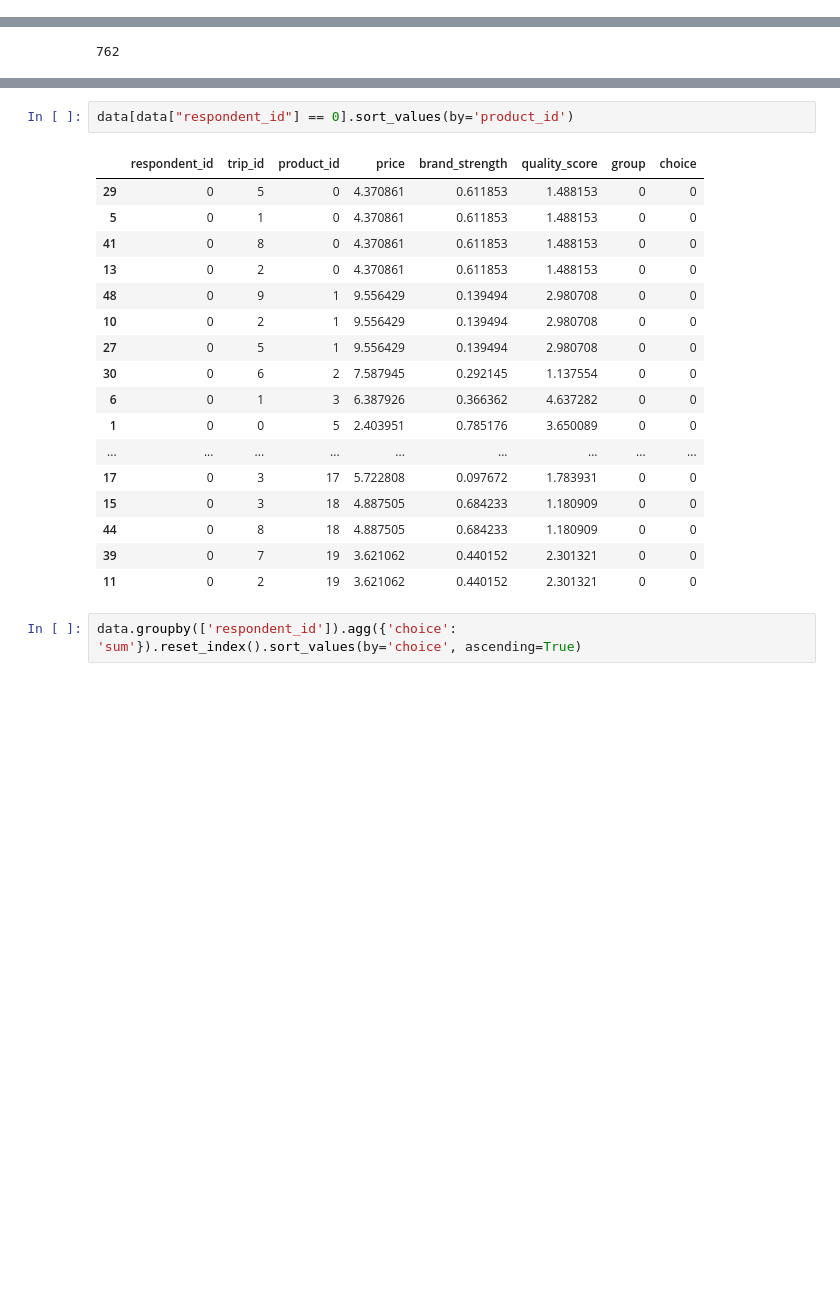
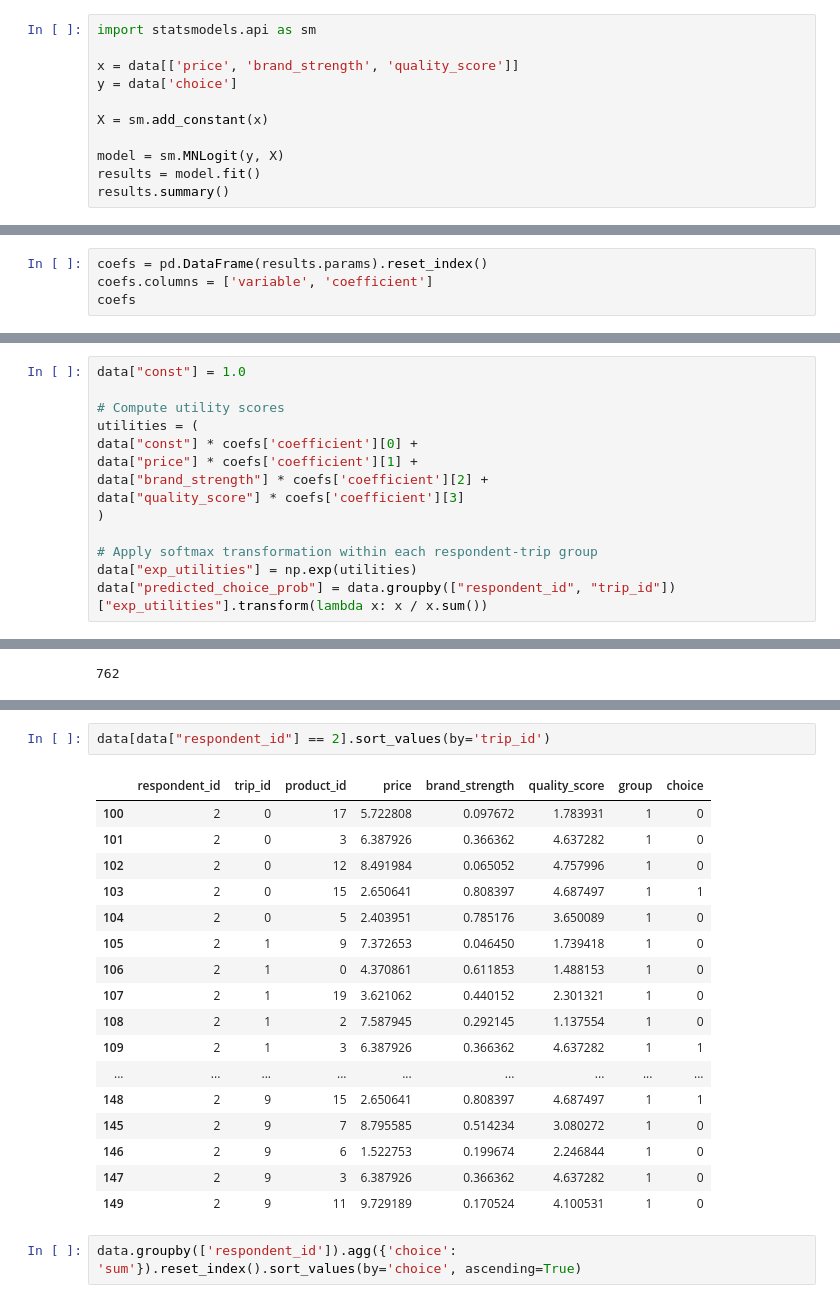
Before and after one commit to DavidGuzzi/Python-Projects, a Jupyter notebook: astrea/quiz.ipynb, the cells around one changed output, grey strips where cells are left out. Saved outputs shown, nothing was run; the diff lists cells and outputs as text; blank space fills up the shorter version.

```diff
--- a/astrea/quiz.ipynb
+++ b/astrea/quiz.ipynb
@@ -23,3 +23,14 @@ data.head()
 | 2 | 0 | 0 | 7 | 8.795585 | 0.514234 | 3.080272 | 0 | 0 |
 | 3 | 0 | 0 | 10 | 1.185260 | 0.607545 | 4.878339 | 0 | 1 |
 | 4 | 0 | 0 | 12 | 8.491984 | 0.065052 | 4.757996 | 0 | 0 |
+# %%
+import statsmodels.api as sm
+
+x = data[['price', 'brand_strength', 'quality_score']]
+y = data['choice']
+
+X = sm.add_constant(x)
+
+model = sm.MNLogit(y, X)
+results = model.fit()
+results.summary()
@@ -25,0 +54,4 @@ data.head()
+# %%
+coefs = pd.DataFrame(results.params).reset_index()
+coefs.columns = ['variable', 'coefficient']
+coefs
@@ -25,0 +68,14 @@ data.head()
+# %%
+data["const"] = 1.0
+
+# Compute utility scores
+utilities = (
+data["const"] * coefs['coefficient'][0] +
+data["price"] * coefs['coefficient'][1] +
+data["brand_strength"] * coefs['coefficient'][2] +
+data["quality_score"] * coefs['coefficient'][3]
+)
+
+# Apply softmax transformation within each respondent-trip group
+data["exp_utilities"] = np.exp(utilities)
+data["predicted_choice_prob"] = data.groupby(["respondent_id", "trip_id"])["exp_utilities"].transform(lambda x: x / x.sum())
@@ -108,23 +236,23 @@ data[data["group"] == 1]['respondent_id'].nunique()
 # %%
-data[data["respondent_id"] == 0].sort_values(by='product_id')
+data[data["respondent_id"] == 2].sort_values(by='trip_id')
 # %% [output]
 |  | respondent_id | trip_id | product_id | price | brand_strength | quality_score | group | choice |
-| 29 | 0 | 5 | 0 | 4.370861 | 0.611853 | 1.488153 | 0 | 0 |
-| 5 | 0 | 1 | 0 | 4.370861 | 0.611853 | 1.488153 | 0 | 0 |
-| 41 | 0 | 8 | 0 | 4.370861 | 0.611853 | 1.488153 | 0 | 0 |
-| 13 | 0 | 2 | 0 | 4.370861 | 0.611853 | 1.488153 | 0 | 0 |
-| 48 | 0 | 9 | 1 | 9.556429 | 0.139494 | 2.980708 | 0 | 0 |
-| 10 | 0 | 2 | 1 | 9.556429 | 0.139494 | 2.980708 | 0 | 0 |
-| 27 | 0 | 5 | 1 | 9.556429 | 0.139494 | 2.980708 | 0 | 0 |
-| 30 | 0 | 6 | 2 | 7.587945 | 0.292145 | 1.137554 | 0 | 0 |
-| 6 | 0 | 1 | 3 | 6.387926 | 0.366362 | 4.637282 | 0 | 0 |
-| 1 | 0 | 0 | 5 | 2.403951 | 0.785176 | 3.650089 | 0 | 0 |
+| 100 | 2 | 0 | 17 | 5.722808 | 0.097672 | 1.783931 | 1 | 0 |
+| 101 | 2 | 0 | 3 | 6.387926 | 0.366362 | 4.637282 | 1 | 0 |
+| 102 | 2 | 0 | 12 | 8.491984 | 0.065052 | 4.757996 | 1 | 0 |
+| 103 | 2 | 0 | 15 | 2.650641 | 0.808397 | 4.687497 | 1 | 1 |
+| 104 | 2 | 0 | 5 | 2.403951 | 0.785176 | 3.650089 | 1 | 0 |
+| 105 | 2 | 1 | 9 | 7.372653 | 0.046450 | 1.739418 | 1 | 0 |
+| 106 | 2 | 1 | 0 | 4.370861 | 0.611853 | 1.488153 | 1 | 0 |
+| 107 | 2 | 1 | 19 | 3.621062 | 0.440152 | 2.301321 | 1 | 0 |
+| 108 | 2 | 1 | 2 | 7.587945 | 0.292145 | 1.137554 | 1 | 0 |
+| 109 | 2 | 1 | 3 | 6.387926 | 0.366362 | 4.637282 | 1 | 1 |
 | ... | ... | ... | ... | ... | ... | ... | ... | ... |
-| 17 | 0 | 3 | 17 | 5.722808 | 0.097672 | 1.783931 | 0 | 0 |
-| 15 | 0 | 3 | 18 | 4.887505 | 0.684233 | 1.180909 | 0 | 0 |
-| 44 | 0 | 8 | 18 | 4.887505 | 0.684233 | 1.180909 | 0 | 0 |
-| 39 | 0 | 7 | 19 | 3.621062 | 0.440152 | 2.301321 | 0 | 0 |
-| 11 | 0 | 2 | 19 | 3.621062 | 0.440152 | 2.301321 | 0 | 0 |
+| 148 | 2 | 9 | 15 | 2.650641 | 0.808397 | 4.687497 | 1 | 1 |
+| 145 | 2 | 9 | 7 | 8.795585 | 0.514234 | 3.080272 | 1 | 0 |
+| 146 | 2 | 9 | 6 | 1.522753 | 0.199674 | 2.246844 | 1 | 0 |
+| 147 | 2 | 9 | 3 | 6.387926 | 0.366362 | 4.637282 | 1 | 0 |
+| 149 | 2 | 9 | 11 | 9.729189 | 0.170524 | 4.100531 | 1 | 0 |
 # %%
 data.groupby(['respondent_id']).agg({'choice': 'sum'}).reset_index().sort_values(by='choice', ascending=True)
 # %% [output]
```
Also changed, not shown: parts of 9 cells of this notebook.
